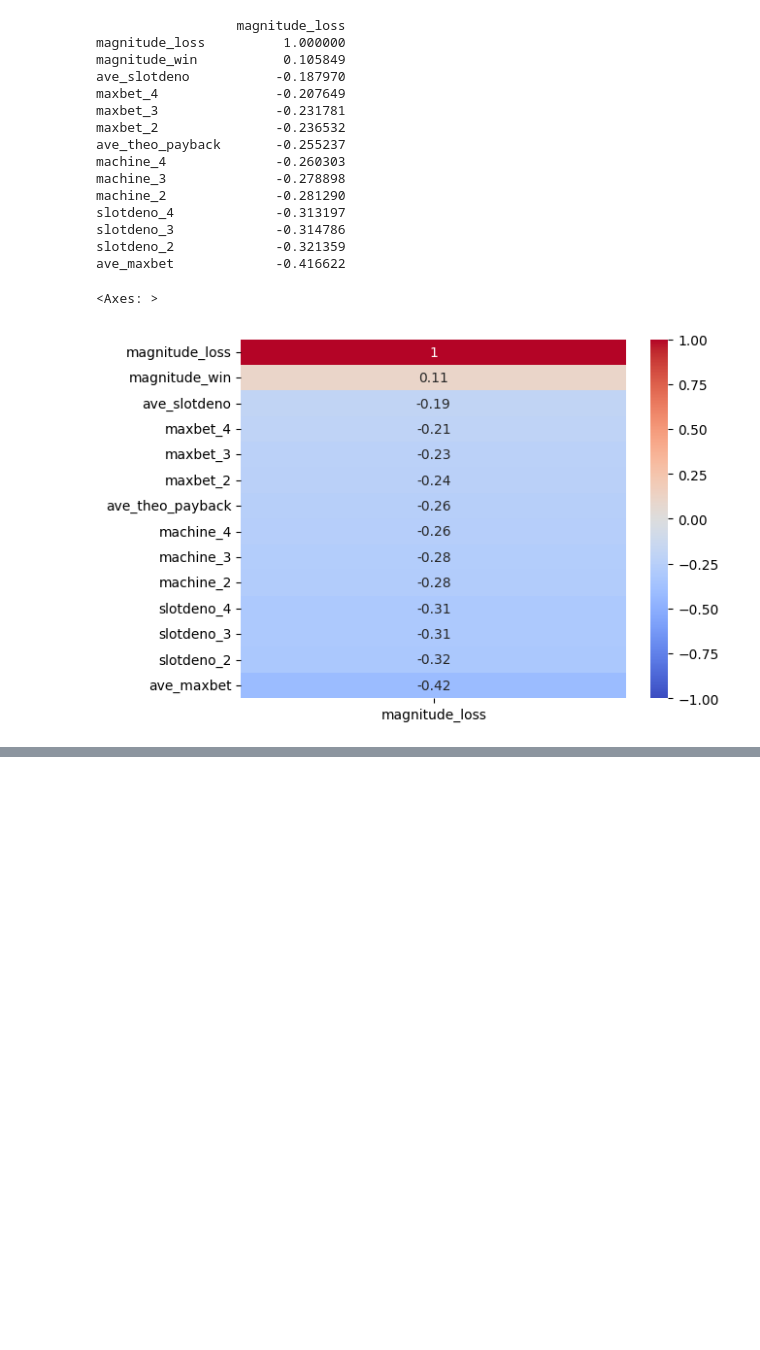
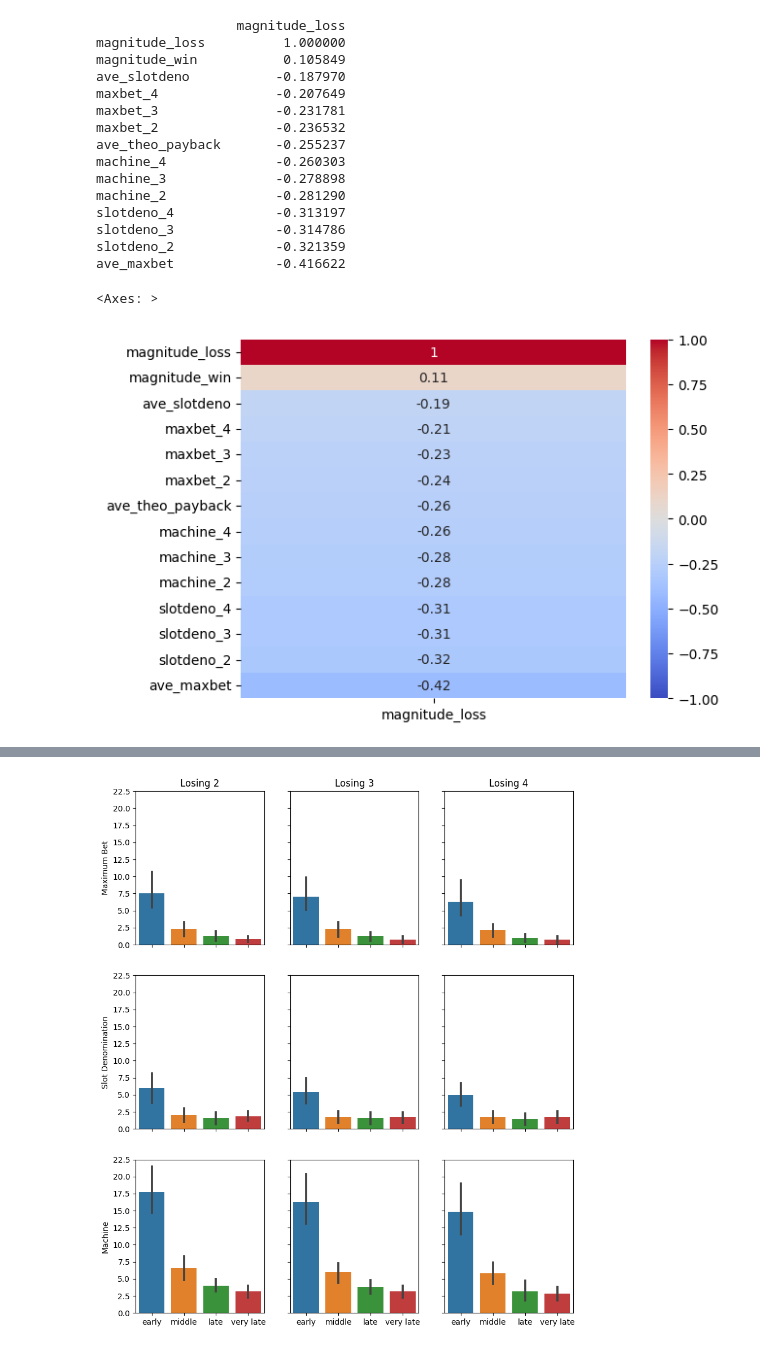
Before and after one commit to mauricios20/Gamblers_Investors, a Jupyter notebook: Timing_Magnitudes_Gamblers.ipynb, the cells around one changed output, grey strips where cells are left out. Drawn from its saved outputs; the diff is of its cells as text; code cells hidden in the pictures; blank space fills up the shorter version.

```diff
--- a/Timing_Magnitudes_Gamblers.ipynb
+++ b/Timing_Magnitudes_Gamblers.ipynb
@@ -425,0 +405,59 @@ fig10.set_size_inches(6, 12)
+# %%
+# Create figure 11
+fig11, axes11 = plt.subplots(3, 3, sharex=True, sharey=True)
+
+# Create barplot maxbet_2 vs timing
+sns.barplot(x='timing', y='maxbet_2', data=dtfs_2, ax=axes11[0,0])
+axes11[0,0].set(ylabel='Maximum Bet')
+axes11[0,0].set(xlabel=None)
+# set title of subplot
+axes11[0,0].set_title('Losing 2')
+
+# Create barplot slotdeno_2 vs timing
+sns.barplot(x='timing', y='slotdeno_2', data=dtfs_2, ax=axes11[1,0])
+axes11[1,0].set(ylabel='Slot Denomination')
+axes11[1,0].set(xlabel=None)
+
+# Create barplot machine_2 vs timing
+sns.barplot(x='timing', y='machine_2', data=dtfs_2, ax=axes11[2,0])
+axes11[2,0].set(ylabel='Machine')
+axes11[2,0].set(xlabel=None)
+
+# Create barplot maxbet_3 vs timing
+sns.barplot(x='timing', y='maxbet_3', data=dtfs_2, ax=axes11[0,1])
+axes11[0,1].set(ylabel=None)
+axes11[0,1].set(xlabel=None)
+# set title of subplot
+axes11[0,1].set_title('Losing 3')
+
+# Create barplot slotdeno_3 vs timing
+sns.barplot(x='timing', y='slotdeno_3', data=dtfs_2, ax=axes11[1,1])
+axes11[1,1].set(ylabel=None)
+axes11[1,1].set(xlabel=None)
+
+# Create barplot machine_3 vs timing
+sns.barplot(x='timing', y='machine_3', data=dtfs_2, ax=axes11[2,1])
+axes11[2,1].set(ylabel=None)
+axes11[2,1].set(xlabel=None)
+
+# Create barplot maxbet_4 vs timing
+sns.barplot(x='timing', y='maxbet_4', data=dtfs_2, ax=axes11[0,2])
+axes11[0,2].set(ylabel=None)
+axes11[0,2].set(xlabel=None)
+# set title of subplot
+axes11[0,2].set_title('Losing 4')
+
+# Create barplot slotdeno_4 vs timing
+sns.barplot(x='timing', y='slotdeno_4', data=dtfs_2, ax=axes11[1,2])
+axes11[1,2].set(ylabel=None)
+axes11[1,2].set(xlabel=None)
+
+# Create barplot machine_4 vs timing
+sns.barplot(x='timing', y='machine_4', data=dtfs_2, ax=axes11[2,2])
+axes11[2,2].set(ylabel=None)
+axes11[2,2].set(xlabel=None)
+
+# Make figure bigger
+fig11.set_size_inches(10, 12)
+# %% [output]
+[figure, added]
```
Also changed, not shown: parts of 7 cells of this notebook, 3 other files.
